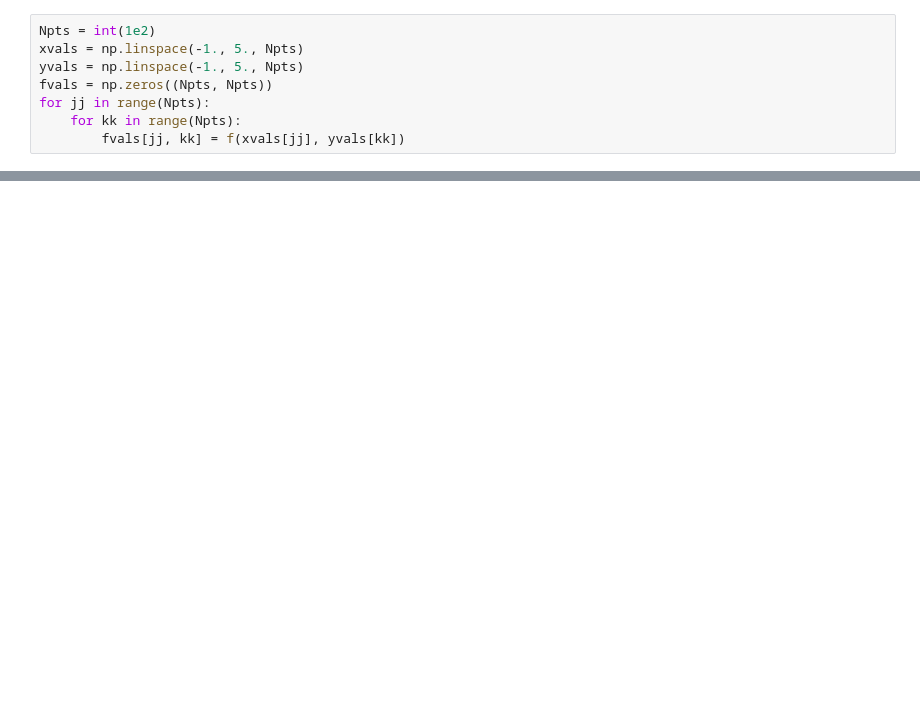
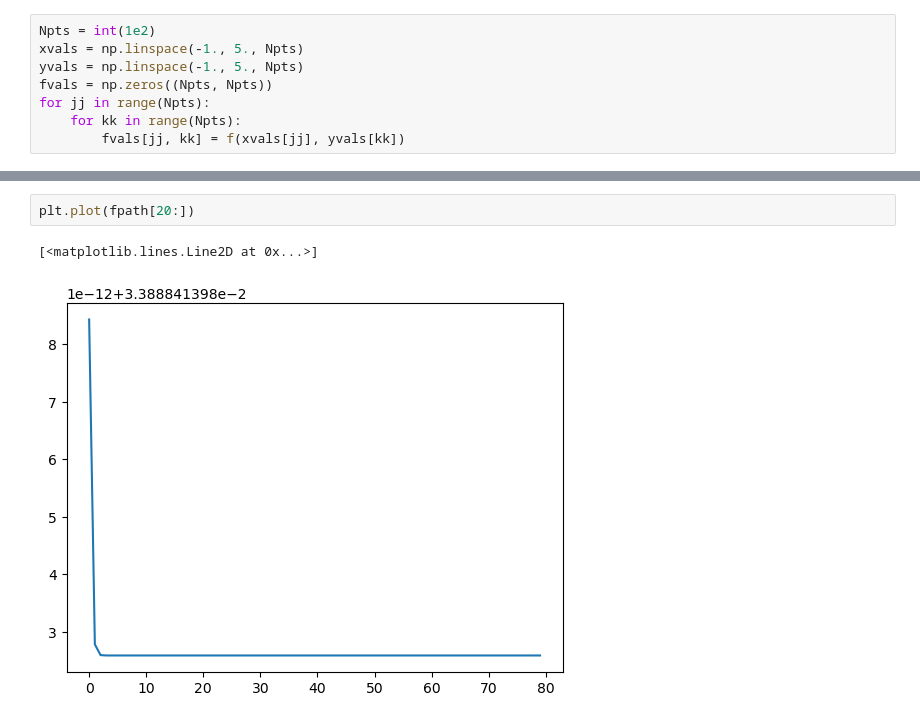
Before and after one commit to cwcurtis/MATH-596-Mathematical-Data-Science, a Jupyter notebook: Assignments/Homework_Six.ipynb, the cells around one changed output, grey strips where cells are left out. Cells and saved outputs as stored; diff of their text form; blank space fills up the shorter version.

```diff
--- a/Assignments/Homework_Six.ipynb
+++ b/Assignments/Homework_Six.ipynb
@@ -166,0 +197,5 @@ cbar = fig.colorbar(cplot)
+# %%
+plt.plot(fpath[20:])
+# %% [output]
+[<matplotlib.lines.Line2D at 0x...>]
+[figure, added]
```
Also changed, not shown: parts of 5 cells of this notebook, 1 other file.
